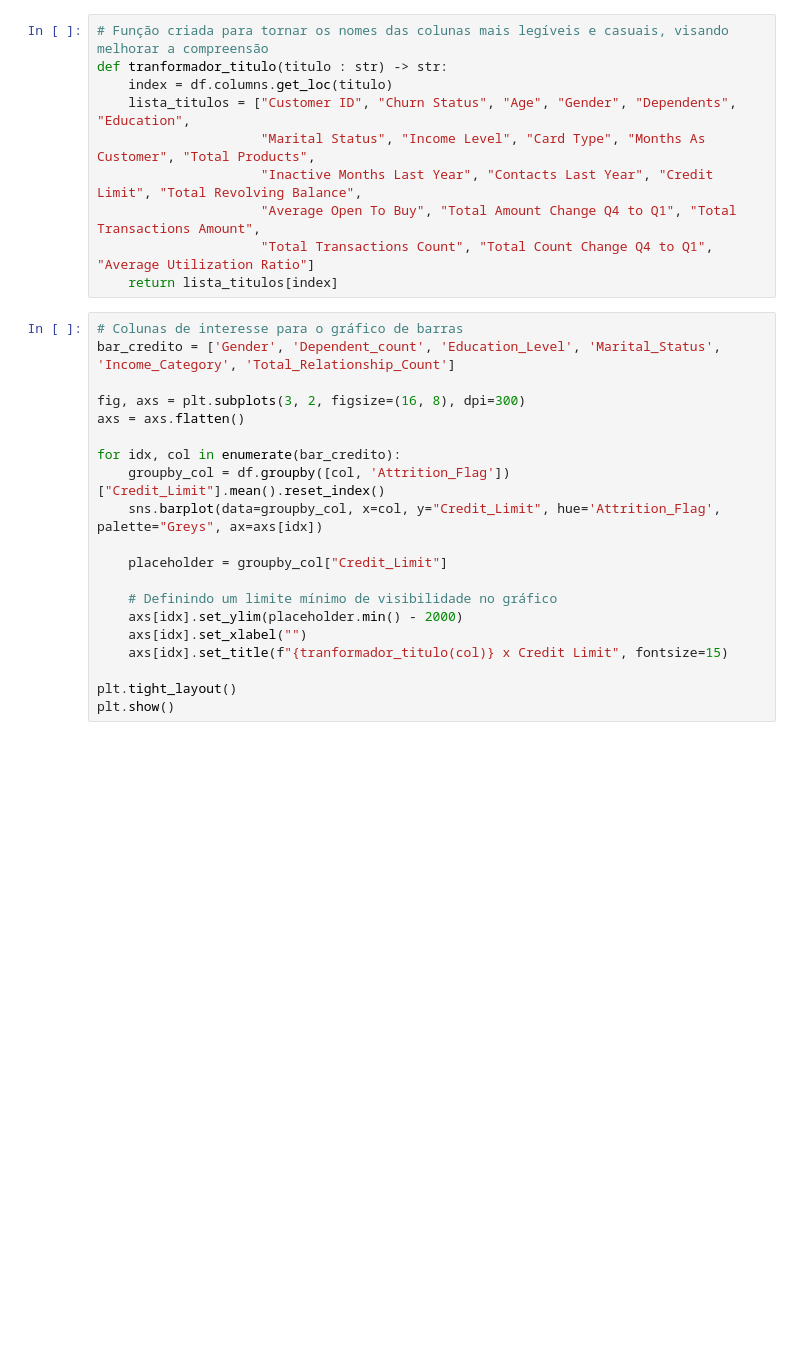
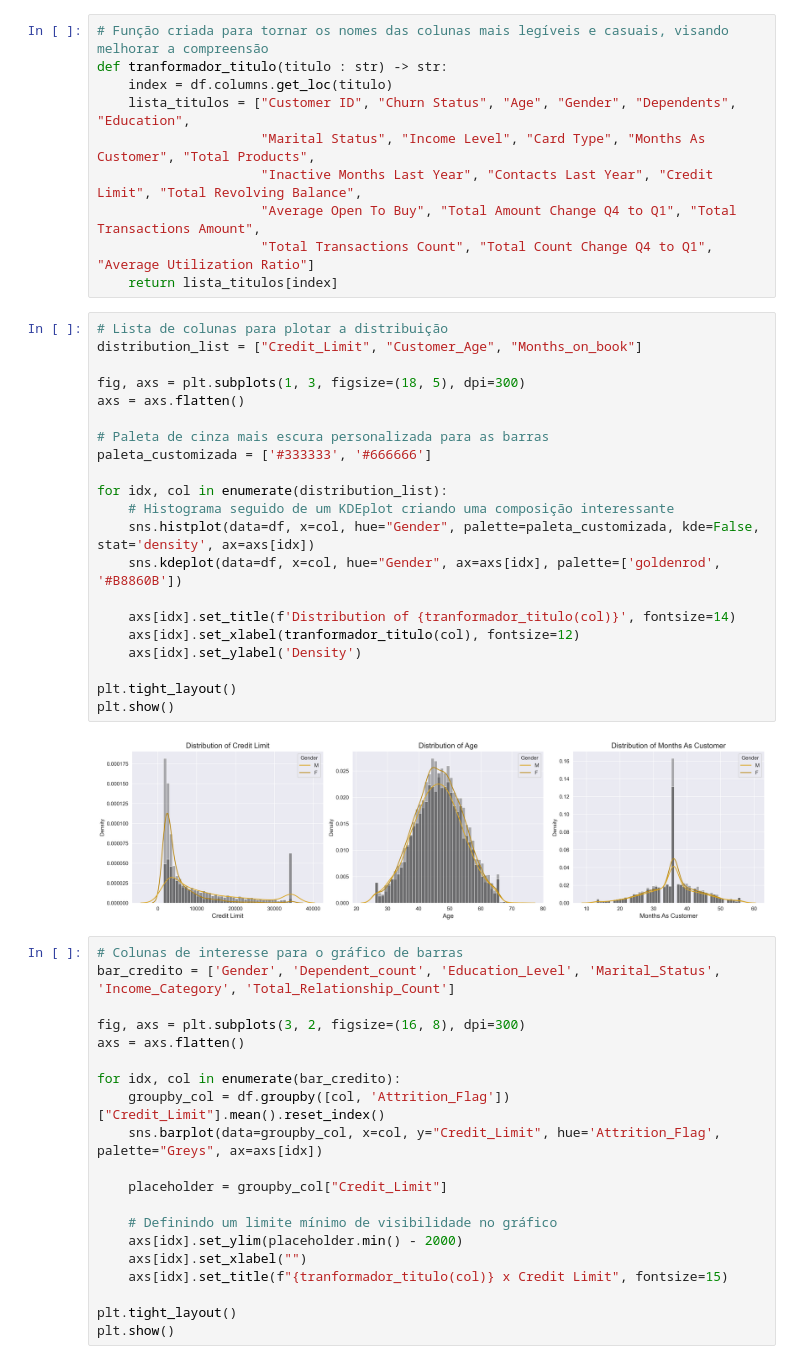
Before and after one commit to Ang3k/Exploracao-Preditiva-de-Dados-para-Churn-de-Clientes-Bancarios-com-Machine-Learning, a Jupyter notebook: Project_Prototype.ipynb, the cells around one changed output. Saved outputs shown, nothing was run; the diff lists cells and outputs as text; blank space fills up the shorter version.

```diff
--- a/Project_Prototype.ipynb
+++ b/Project_Prototype.ipynb
@@ -61,6 +59,29 @@ def tranformador_titulo(titulo : str) -> str:
                      "Average Open To Buy", "Total Amount Change Q4 to Q1", "Total Transactions Amount",
                      "Total Transactions Count", "Total Count Change Q4 to Q1", "Average Utilization Ratio"]
     return lista_titulos[index]
+# %%
+# Lista de colunas para plotar a distribuição
+distribution_list = ["Credit_Limit", "Customer_Age", "Months_on_book"]
+
+fig, axs = plt.subplots(1, 3, figsize=(18, 5), dpi=300)
+axs = axs.flatten()
+
+# Paleta de cinza mais escura personalizada para as barras
+paleta_customizada = ['#333333', '#666666']
+
+for idx, col in enumerate(distribution_list):
+    # Histograma seguido de um KDEplot criando uma composição interessante
+    sns.histplot(data=df, x=col, hue="Gender", palette=paleta_customizada, kde=False, stat='density', ax=axs[idx])
+    sns.kdeplot(data=df, x=col, hue="Gender", ax=axs[idx], palette=['goldenrod', '#B8860B'])
+
+    axs[idx].set_title(f'Distribution of {tranformador_titulo(col)}', fontsize=14)
+    axs[idx].set_xlabel(tranformador_titulo(col), fontsize=12)
+    axs[idx].set_ylabel('Density')
+
+plt.tight_layout()
+plt.show()
+# %% [output]
+[figure, added]
 # %%
 # Colunas de interesse para o gráfico de barras
 bar_credito = ['Gender', 'Dependent_count', 'Education_Level', 'Marital_Status', 'Income_Category', 'Total_Relationship_Count']
```
Also changed, not shown: parts of 2 cells of this notebook, 1 other file.
